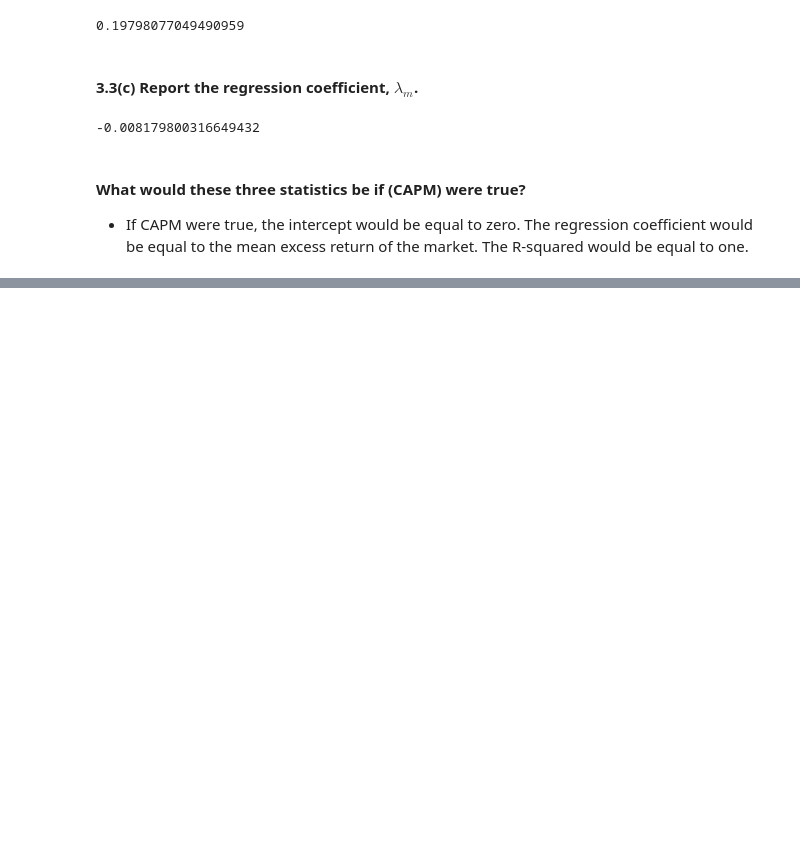
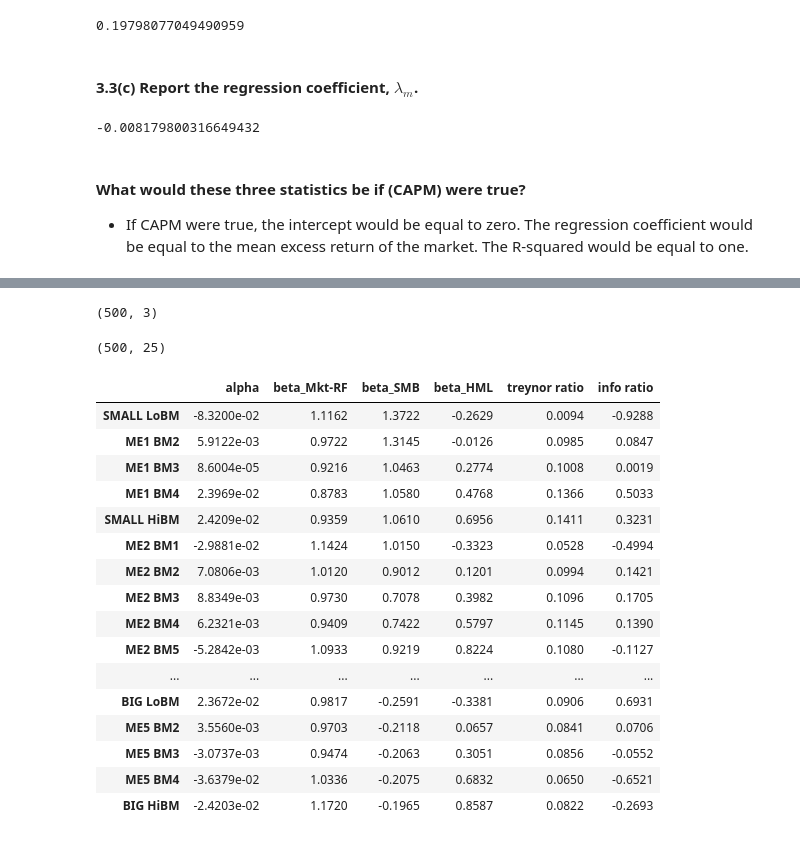
Before and after one commit to alanwake47/finm-36700-portfolio, a Jupyter notebook: week4_hw/workbook_hw4.ipynb, the cells around one changed output, grey strips where cells are left out. Drawn from its saved outputs; the diff is of its cells as text; code cells hidden in the pictures; blank space fills up the shorter version.

```diff
--- a/week4_hw/workbook_hw4.ipynb
+++ b/week4_hw/workbook_hw4.ipynb
@@ -327,0 +334,44 @@ model_2.params[1] #beta
+# %%
+factor_1981 = factor['1981':]
+factor_1981.shape
+# %% [output]
+(500, 3)
+# %%
+portfolios_excess_1981.shape
+# %% [output]
+(500, 25)
+# %%
+regression_report = pd.DataFrame(index=portfolios_excess_1981.columns)
+x = sm.add_constant(factor_1981)
+
+for i in portfolios_excess_1981.columns:
+    y = portfolios_excess_1981[i]
+    model = sm.OLS(y,x,missing='dr  op').fit()
+    regression_report.loc[i,'alpha'] = model.params['const'] * 12
+
+    regression_report.loc[i,'beta_Mkt-RF'] = model.params['Mkt-RF']
+    regression_report.loc[i,'beta_SMB'] = model.params['SMB']
+    regression_report.loc[i,'beta_HML'] = model.params['HML']
+
+    regression_report.loc[i,'treynor ratio'] = portfolios_excess_1981[i].mean() * 12 / model.params[1]
+    regression_report.loc[i,'info ratio'] = model.params[0] * np.sqrt(12) / model.resid.std()
+
+regression_report
+# %% [output]
+|  | alpha | beta_Mkt-RF | beta_SMB | beta_HML | treynor ratio | info ratio |
+| SMALL LoBM | -8.3200e-02 | 1.1162 | 1.3722 | -0.2629 | 0.0094 | -0.9288 |
+| ME1 BM2 | 5.9122e-03 | 0.9722 | 1.3145 | -0.0126 | 0.0985 | 0.0847 |
+| ME1 BM3 | 8.6004e-05 | 0.9216 | 1.0463 | 0.2774 | 0.1008 | 0.0019 |
+| ME1 BM4 | 2.3969e-02 | 0.8783 | 1.0580 | 0.4768 | 0.1366 | 0.5033 |
+| SMALL HiBM | 2.4209e-02 | 0.9359 | 1.0610 | 0.6956 | 0.1411 | 0.3231 |
+| ME2 BM1 | -2.9881e-02 | 1.1424 | 1.0150 | -0.3323 | 0.0528 | -0.4994 |
+| ME2 BM2 | 7.0806e-03 | 1.0120 | 0.9012 | 0.1201 | 0.0994 | 0.1421 |
+| ME2 BM3 | 8.8349e-03 | 0.9730 | 0.7078 | 0.3982 | 0.1096 | 0.1705 |
+| ME2 BM4 | 6.2321e-03 | 0.9409 | 0.7422 | 0.5797 | 0.1145 | 0.1390 |
+| ME2 BM5 | -5.2842e-03 | 1.0933 | 0.9219 | 0.8224 | 0.1080 | -0.1127 |
+| ... | ... | ... | ... | ... | ... | ... |
+| BIG LoBM | 2.3672e-02 | 0.9817 | -0.2591 | -0.3381 | 0.0906 | 0.6931 |
+| ME5 BM2 | 3.5560e-03 | 0.9703 | -0.2118 | 0.0657 | 0.0841 | 0.0706 |
+| ME5 BM3 | -3.0737e-03 | 0.9474 | -0.2063 | 0.3051 | 0.0856 | -0.0552 |
+| ME5 BM4 | -3.6379e-02 | 1.0336 | -0.2075 | 0.6832 | 0.0650 | -0.6521 |
+| BIG HiBM | -2.4203e-02 | 1.1720 | -0.1965 | 0.8587 | 0.0822 | -0.2693 |
```
Also changed, not shown: parts of 8 cells of this notebook, 1 other file.
